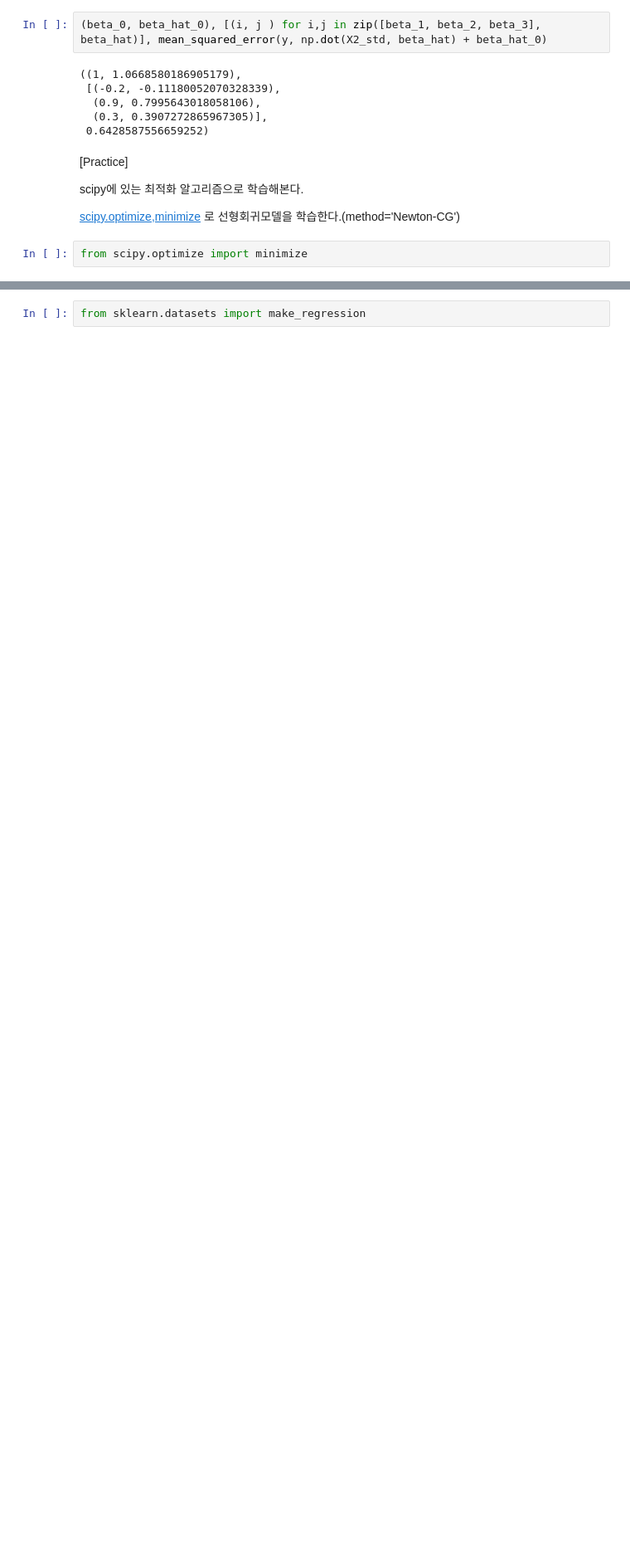
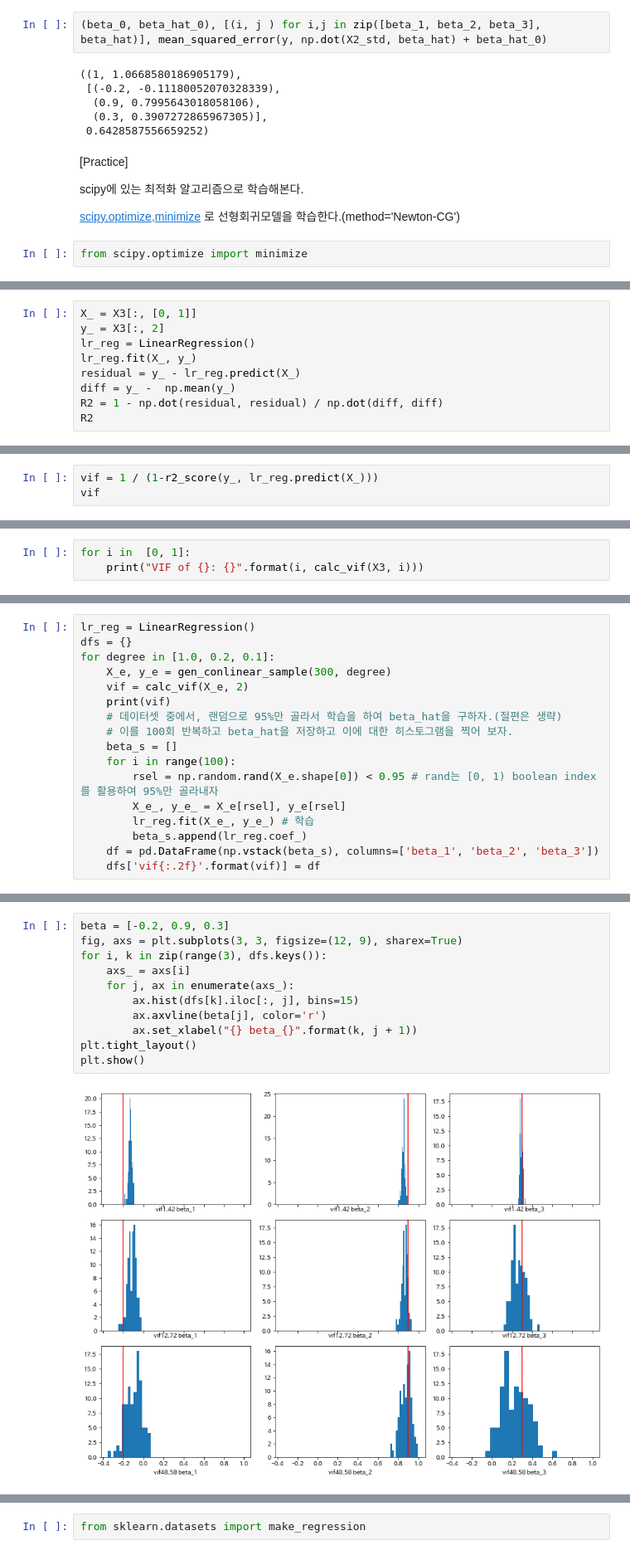
Before and after one commit to sunkusun9/ML2022_1, a Jupyter notebook: linear_regression.ipynb, the cells around one changed output, grey strips where cells are left out. Shown at 83% size. Saved outputs shown, nothing was run; the diff lists cells and outputs as text; blank space fills up the shorter version.

```diff
--- a/linear_regression.ipynb
+++ b/linear_regression.ipynb
@@ -381,0 +434,9 @@ minimize(mse, np.random.rand(X2_std_1.shape[1]), jac=jac, args=(X2_std_1, y), me
+# %%
+X_ = X3[:, [0, 1]]
+y_ = X3[:, 2]
+lr_reg = LinearRegression()
+lr_reg.fit(X_, y_)
+residual = y_ - lr_reg.predict(X_)
+diff = y_ -  np.mean(y_)
+R2 = 1 - np.dot(residual, residual) / np.dot(diff, diff)
+R2
@@ -381,0 +452,3 @@ minimize(mse, np.random.rand(X2_std_1.shape[1]), jac=jac, args=(X2_std_1, y), me
+# %%
+vif = 1 / (1-r2_score(y_, lr_reg.predict(X_)))
+vif
@@ -381,0 +490,3 @@ minimize(mse, np.random.rand(X2_std_1.shape[1]), jac=jac, args=(X2_std_1, y), me
+# %%
+for i in  [0, 1]:
+    print("VIF of {}: {}".format(i, calc_vif(X3, i)))
@@ -381,0 +524,17 @@ minimize(mse, np.random.rand(X2_std_1.shape[1]), jac=jac, args=(X2_std_1, y), me
+# %%
+lr_reg = LinearRegression()
+dfs = {}
+for degree in [1.0, 0.2, 0.1]:
+    X_e, y_e = gen_conlinear_sample(300, degree)
+    vif = calc_vif(X_e, 2)
+    print(vif)
+    # 데이터셋 중에서, 랜덤으로 95%만 골라서 학습을 하여 beta_hat을 구하자.(절편은 생략)
+    # 이를 100회 반복하고 beta_hat을 저장하고 이에 대한 히스토그램을 찍어 보자.
+    beta_s = []
+    for i in range(100):
+        rsel = np.random.rand(X_e.shape[0]) < 0.95 # rand는 [0, 1) boolean index를 활용하여 95%만 골라내자
+        X_e_, y_e_ = X_e[rsel], y_e[rsel]
+        lr_reg.fit(X_e_, y_e_) # 학습
+        beta_s.append(lr_reg.coef_)
+    df = pd.DataFrame(np.vstack(beta_s), columns=['beta_1', 'beta_2', 'beta_3'])
+    dfs['vif{:.2f}'.format(vif)] = df
@@ -381,0 +545,13 @@ minimize(mse, np.random.rand(X2_std_1.shape[1]), jac=jac, args=(X2_std_1, y), me
+# %%
+beta = [-0.2, 0.9, 0.3]
+fig, axs = plt.subplots(3, 3, figsize=(12, 9), sharex=True)
+for i, k in zip(range(3), dfs.keys()):
+    axs_ = axs[i]
+    for j, ax in enumerate(axs_):
+        ax.hist(dfs[k].iloc[:, j], bins=15)
+        ax.axvline(beta[j], color='r')
+        ax.set_xlabel("{} beta_{}".format(k, j + 1))
+plt.tight_layout()
+plt.show()
+# %% [output]
+[figure, added]
```
Also changed, not shown: parts of 49 cells of this notebook.
